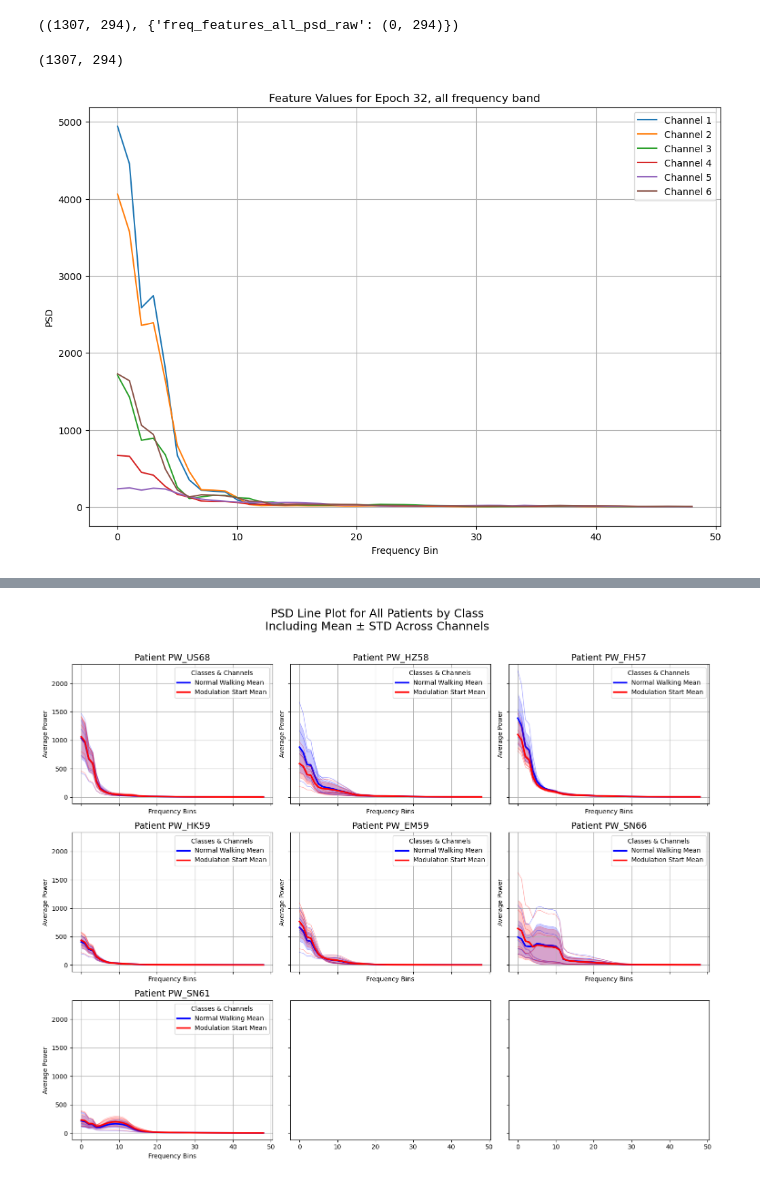
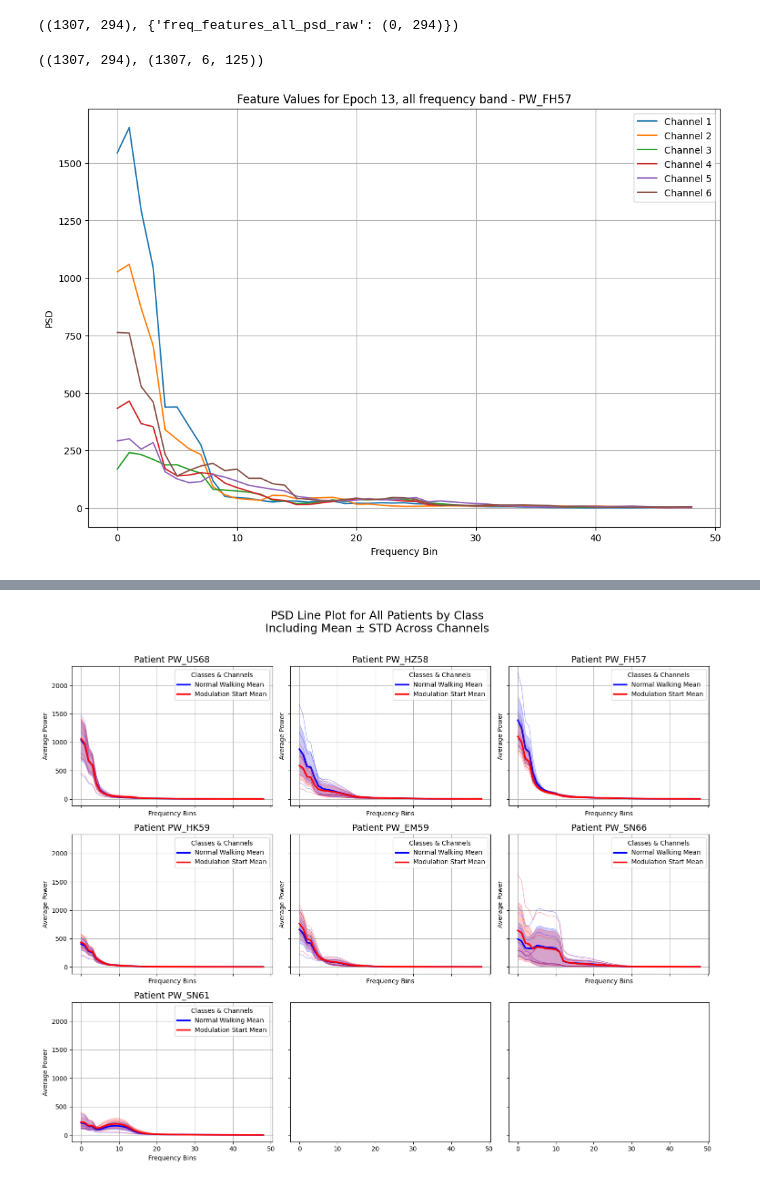
Before and after one commit to orabe/gaitmod, a Jupyter notebook: examples/LFP/classification_experiments/feature_extraction.ipynb, the cells around one changed output, grey strips where cells are left out. Saved outputs shown, nothing was run; the diff lists cells and outputs as text; code cells hidden in the pictures.

```diff
--- a/examples/LFP/classification_experiments/feature_extraction.ipynb
+++ b/examples/LFP/classification_experiments/feature_extraction.ipynb
@@ -15,7 +15,7 @@ features_config = {
         # 'mean': True,
         # 'std': True,
         # 'median': True,
-        # 'skew': True,
+        # 'sk': True,
         # 'kurtosis': True,
         # 'rms': True
             # peak_to_peak = np.ptp(lfp_data, axis=2)
@@ -42,9 +42,10 @@ feature_extractor = FeatureExtractor2(sfreq, features_config)
 
 feature_handling = "flatten_chs"
 
+patient = 'PW_FH57'
 # Extract features
 feature_matrix, feature_idx_map = feature_extractor.extract_features(
-    patient_epochs['PW_FH57'], feature_handling)
+    patient_epochs[patient], feature_handling)
 
 # Print the shape of the extracted features
 print("Extracted features shape:", feature_matrix.shape)
@@ -64,9 +65,12 @@ Extracted features shape: (1307, 294)
 ((1307, 294), {'freq_features_all_psd_raw': (0, 294)})
 # %%
 # 3 (alpha), 3 (gamma), 4 (gamma), 5 (gamma), 6 (gamma), 2 (gamma std) contain constant values across all samples.
-feature_matrix.shape
+feature_matrix.shape, patient_epochs[patient].get_data(copy=False).shape
 # %% [output]
-(1307, 294)
+((1307, 294), (1307, 6, 125))
+# %%
+fig_save_path ='results/figures/processed_data/features'
+os.makedirs(fig_save_path, exist_ok=True)
 # %%
 freq_bands = {
     "delta": (0.5, 4),
@@ -90,13 +94,14 @@ elif feature_handling == "separate_chs":
     feat_band_reshaped = feature_matrix[:, start_idx:end_idx] # (n_epochs, n_channels, n_frequencies)
 
 
-def plot_feature_values(feat_band_reshaped, freq_band, epoch_idx=31, average_across_epochs=False, average_across_channels=False):
+def plot_feature_values(feat_band_reshaped, freq_band, patient:str,average_across_epochs=False, average_across_channels=False,  epoch_idx=31, save_path="./resulst", fig_name="feature_values", ):
     """
     Plot the feature values for a specific epoch or average across epochs and/or channels.
 
     Parameters:
     - feat_band_reshaped: numpy.ndarray, reshaped feature matrix (n_epochs, n_channels, n_frequencies)
     - freq_band: str, frequency band name
+    - patient: str, patient identifier
     - epoch_idx: int, index of the epoch to visualize
     - average_across_epochs: bool, whether to average across epochs
     - average_across_channels: bool, whether to average across channels
@@ -115,39 +120,46 @@ def plot_feature_values(feat_band_reshaped, freq_band, epoch_idx=31, average_acr
                                 feature_values_mean - feature_values_std,
                                 feature_values_mean + feature_values_std,
                                 color='b', alpha=0.2, label='STD Across Channels and Epochs')
-            plt.title(f'Feature Values for averaged epochs, {freq_band} frequency band, average across channels')
+            plt.title(f'Feature Values for averaged epochs, {freq_band} frequency band, average across channels - {patient}')
         else:
             # Plot the feature values for all channels
             for channel_idx in range(feat_band_reshaped_avg_epochs.shape[0]):
                 feature_values = feat_band_reshaped_avg_epochs[channel_idx, :]
                 plt.plot(feature_values, label=f'Channel {channel_idx + 1}')
-            plt.title(f'Feature Values for averaged epochs, {freq_band} frequency band')
+            plt.title(f'Feature Values for averaged epochs, {freq_band} frequency band - {patient}')
     else:
         if average_across_channels:
             # Average the feature values across channels
             feature_values_mean = np.mean(feat_band_reshaped[epoch_idx, :, :], axis=0)
             feature_values_std = np.std(feat_band_reshaped[epoch_idx, :, :], axis=0)
             plt.plot(feature_values_mean, label='Mean Across Channels')
             plt.fill_between(range(len(feature_values_mean)),
                                 feature_values_mean - feature_values_std,
                                 feature_values_mean + feature_values_std,
                                 color='b', alpha=0.2, label='STD Across Channels')
-            plt.title(f'Feature Values for Epoch {epoch_idx}, {freq_band} frequency band, average across channels')
+            plt.title(f'Feature Values for Epoch {epoch_idx}, {freq_band} frequency band, average across channels - {patient}')
         else:
             # Plot the feature values for all channels
             for channel_idx in range(feat_band_reshaped.shape[1]):
                 feature_values = feat_band_reshaped[epoch_idx, channel_idx, :]
                 plt.plot(feature_values, label=f'Channel {channel_idx + 1}')
-            plt.title(f'Feature Values for Epoch {epoch_idx}, {freq_band} frequency band')
+            plt.title(f'Feature Values for Epoch {epoch_idx}, {freq_band} frequency band - {patient}')
 
     plt.xlabel('Frequency Bin')
     plt.ylabel('PSD')
     plt.legend()
     plt.grid(True)
+
+    os.makedirs(os.path.dirname(save_path), exist_ok=True)
+    plt.savefig(os.path.join(save_path, fig_name + '.png'), dpi=300, bbox_inches='tight')
+
     plt.show()
 
-# Example usage
-plot_feature_values(feat_band_reshaped, freq_band, epoch_idx=32, average_across_epochs=False, average_across_channels=False)
+epoch_idx = 13
+average_across_epochs=False
+average_across_channels=False
+
+plot_feature_values(feat_band_reshaped, freq_band, patient, average_across_epochs, average_across_channels, epoch_idx, fig_save_path, fig_name=f"{patient}_psd_epoch{epoch_idx}_avgEpochs{average_across_epochs}_avgChs{average_across_channels}")
 # %% [output]
-[figure, old version]
+[figure, new version]
 # %%
```
Also changed, not shown: parts of 4 cells of this notebook.
